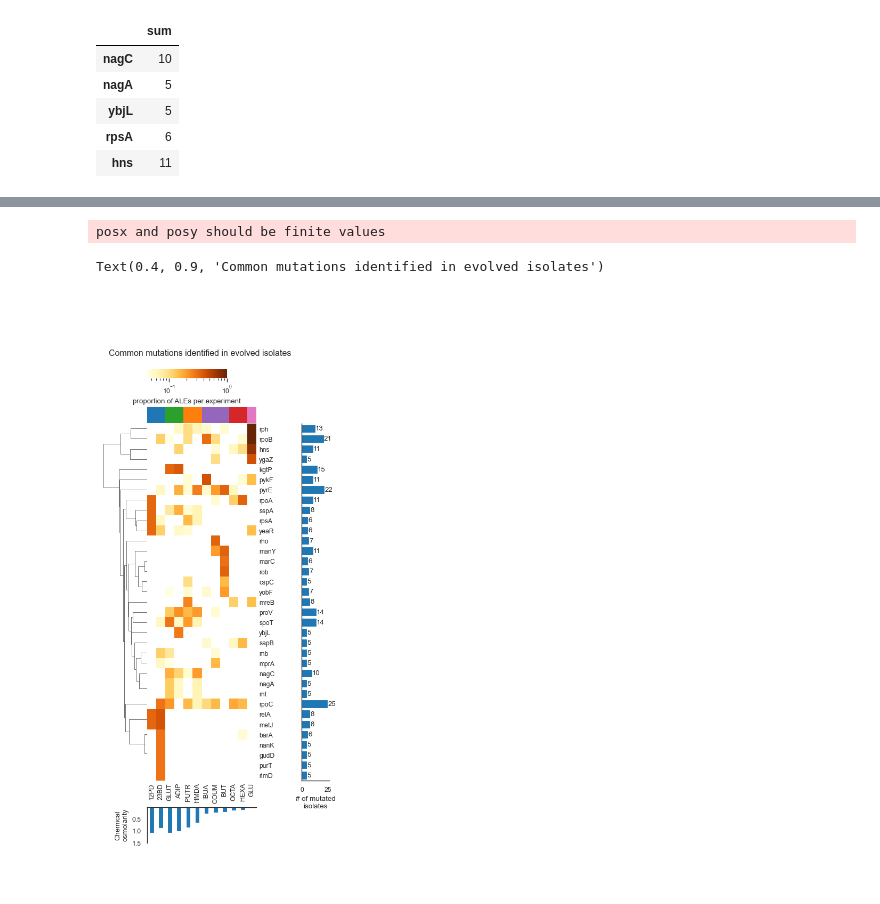
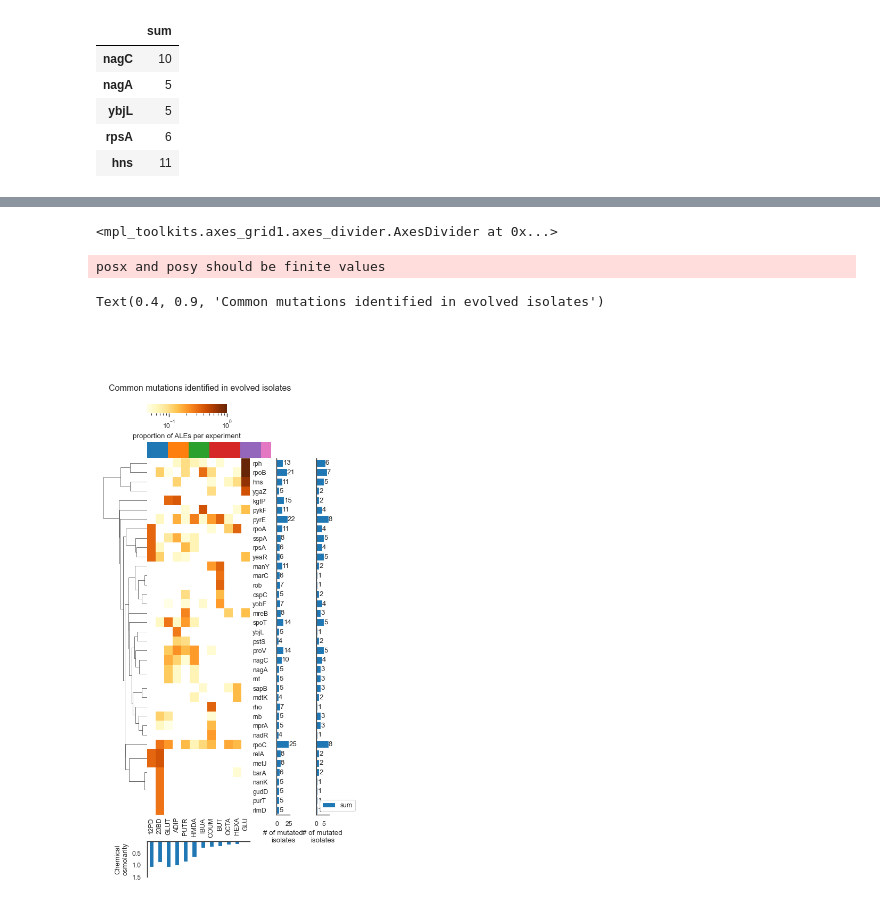
Before and after one commit to SBRG/Ecoli_chem_tol_ALE, a Jupyter notebook: Notebooks/F2b - Common_mutation.ipynb, the cells around one changed output, grey strips where cells are left out. Drawn from its saved outputs; the diff is of its cells as text; code cells hidden in the pictures.

```diff
--- a/Notebooks/F2b - Common_mutation.ipynb
+++ b/Notebooks/F2b - Common_mutation.ipynb
@@ -366,10 +358,0 @@ for i in gene_table[gene_table.operon.isna()].index:
-# %%
-#Add operon information to unique_df
-
-k=0
-for i in unique_df.index:
-    if gene_table[gene_table.gene_name==i].index.size > 0:
-        unique_df.loc[i,'operon']=gene_table[gene_table.gene_name==i].iat[0,9]
-    else:
-        unique_df.loc[i,'operon']='temp'+str(k)
-        k=k+1
@@ -390,5 +359,3 @@ for i in unique_df.operon.unique():
-# %%
-unique_df=unique_df.drop(columns='operon')
 # %% [markdown]
 # Reset all counts to 1
 this is to increase a count by 1 even if there were multiple mutations in a gene.
@@ -413,5 +398,5 @@ mut_table['count_sum']=count_sum
 # %%
-table_to_show = mut_table[mut_table['count_sum']>4].drop(columns='count_sum')
+table_to_show = mut_table[mut_table['count_sum']>3].drop(columns='count_sum')
 # %%
 #table_to_show=table_to_show.drop(index={'oppA'})
 # %%
@@ -571,5 +581,13 @@ final_conc=final_conc.rename(columns={0:'conc'})
+# %%
+cnd_sum_df = noglu_group['sum'].copy()
+cnd_sum_df = cnd_sum_df.astype(int)
+cnd_sum_df=pd.DataFrame(cnd_sum_df)
 # %%
 from matplotlib.colors import LogNorm
+# %%
+col_colors_space
+# %% [output]
+<mpl_toolkits.axes_grid1.axes_divider.AxesDivider at 0x...>
 # %%
 plt.rcParams["figure.dpi"] = 100
 from mpl_toolkits.axes_grid1 import make_axes_locatable
@@ -592,16 +610,20 @@ cm = sns.clustermap(
 cm.ax_heatmap.tick_params(axis='both', which='both', length=0)
 
 
-barplot_padding = 0.85
+barplot_padding = 0.5
 osmo_barplot_padding = 0.5
 
+
 heatmap_space = make_axes_locatable(cm.ax_heatmap)
-mut_cnt_ax = heatmap_space.append_axes("right", size="25%", pad=barplot_padding)
 col_colors_space = make_axes_locatable(cm.ax_col_colors)
+
+mut_cnt_ax = heatmap_space.append_axes("right", size="12.5%", pad=barplot_padding)
+cond_cnt_ax = heatmap_space.append_axes("right", size="12.5%", pad=barplot_padding)
 nax_col_clrs = col_colors_space.new_horizontal(size="25%", pad=barplot_padding)
 
 osmolarity_ax = heatmap_space.append_axes("bottom", size="10%", pad=osmo_barplot_padding)
 row_dendo_space = make_axes_locatable(cm.ax_row_dendrogram)
+
 # nax_osmolarity = row_dendo_space.new_vertical(size="10%", pad=osmo_barplot_padding)
 
 # pack_start describes on what end the dendogram padding is applied
@@ -619,39 +641,60 @@ mut_cnt_ax.set_yticklabels([])
 mut_cnt_ax.invert_yaxis()
 mut_cnt_ax.set_xlabel("# of mutated\nisolates")
 mut_cnt_ax.get_legend().remove()
+
+#Add one more bar for mut freq
+
+cnd_sum_df = cnd_sum_df.reindex(cm_y_tick_order)
+ax3 = cnd_sum_df.plot.barh(rot=0, stacked=True, ax=cond_cnt_ax, width=0.8)
+ax3.bar_label(ax3.containers[0])
+cond_cnt_ax.spines['top'].set_visible(False)
+cond_cnt_ax.spines['right'].set_visible(False)
+cond_cnt_ax.set_ylim(-0.5,len(chem_mut_table_ratio.index)-0.5)  # needed to align bar-plots with clustermap residues
+cond_cnt_ax.set_yticklabels([])
+cond_cnt_ax.invert_yaxis()
+cond_cnt_ax.set_xlabel("# of mutated\nisolates")
+#cond_cnt_ax.get_legend().remove()
 
 
 
 #Add one more bar
 cm_x_tick_order = [t.get_text() for t in np.array(cm.ax_heatmap.get_xticklabels())]
 final_conc=final_conc.reindex(cm_x_tick_order)
 ax2 = final_conc.plot.bar(rot=0, stacked=True, ax=osmolarity_ax)
 #osmolarity_ax.bar_label(osmolarity_ax.containers[0], rotation=90)
 
 osmolarity_ax.invert_yaxis()
 osmolarity_ax.spines['bottom'].set_visible(False)
 osmolarity_ax.spines['right'].set_visible(False)
 osmolarity_ax.set_ylabel("Chemical\nosmolarity")
 osmolarity_ax.set_yticks([0.5, 1, 1.5])
 osmolarity_ax.get_legend().remove()
 osmolarity_ax.xaxis.set_visible(False)
 
 col=cm.ax_col_dendrogram.get_position()
 #cm.ax_col_dendrogram.set_position([col.x0, col.y0, col.width*0.75, col.height*0.2])
 
 col2=cm.ax_row_dendrogram.get_position()
 
 #cm.ax_row_dendrogram.set_position([col2.x0, 0.17, col2.x1, col2.y1])
 
 
+
+
+
+
+
+
+
+
 cm.fig.suptitle("Common mutations identified in evolved isolates",
                 y=0.9,
                 x=0.4
                )
 # %% [output]
 posx and posy should be finite values
 Text(0.4, 0.9, 'Common mutations identified in evolved isolates')
-[figure, old version]
+[figure, new version]
 # %%
 cm.savefig('../Plots/Figure 2_cluster.svg')
 # %%
```
Also changed, not shown: parts of 58 cells of this notebook, 36 other files.
